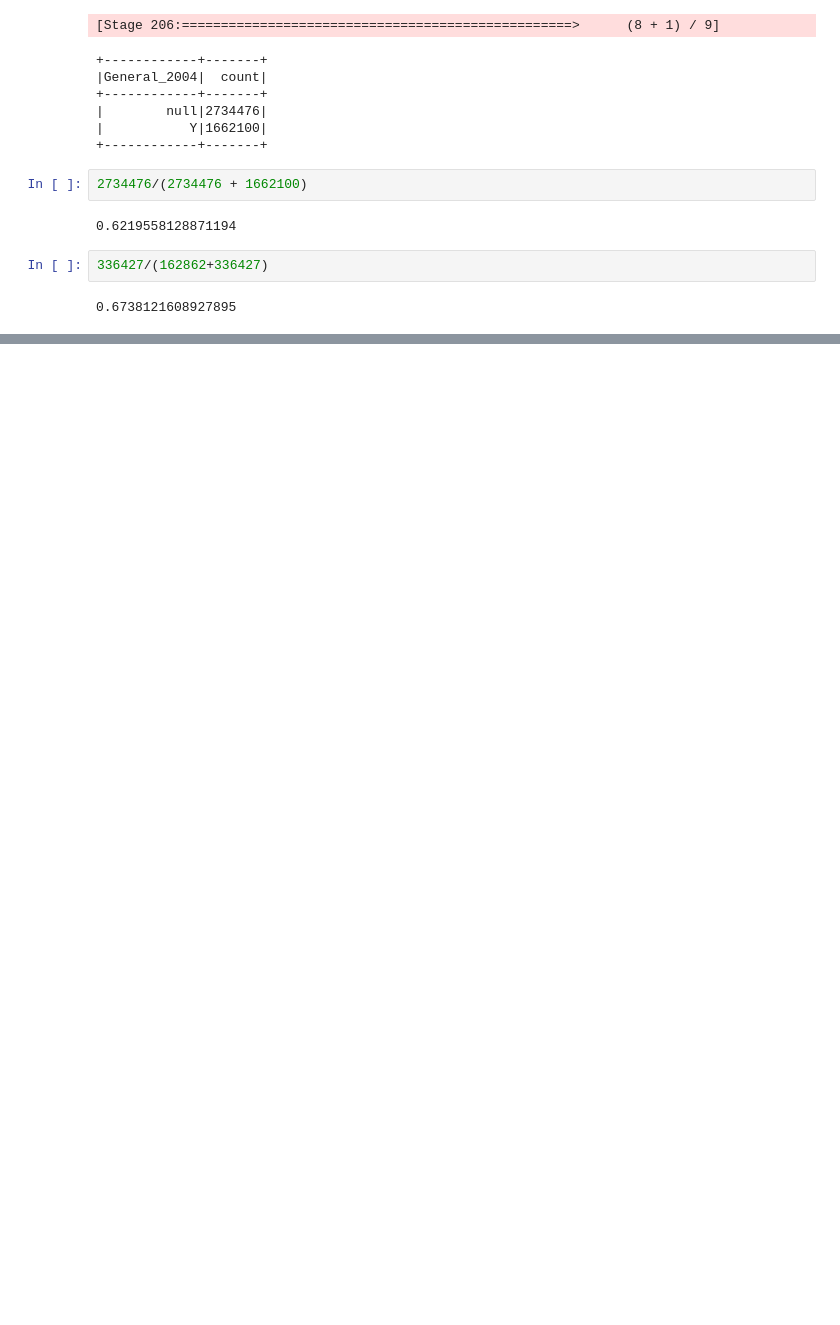
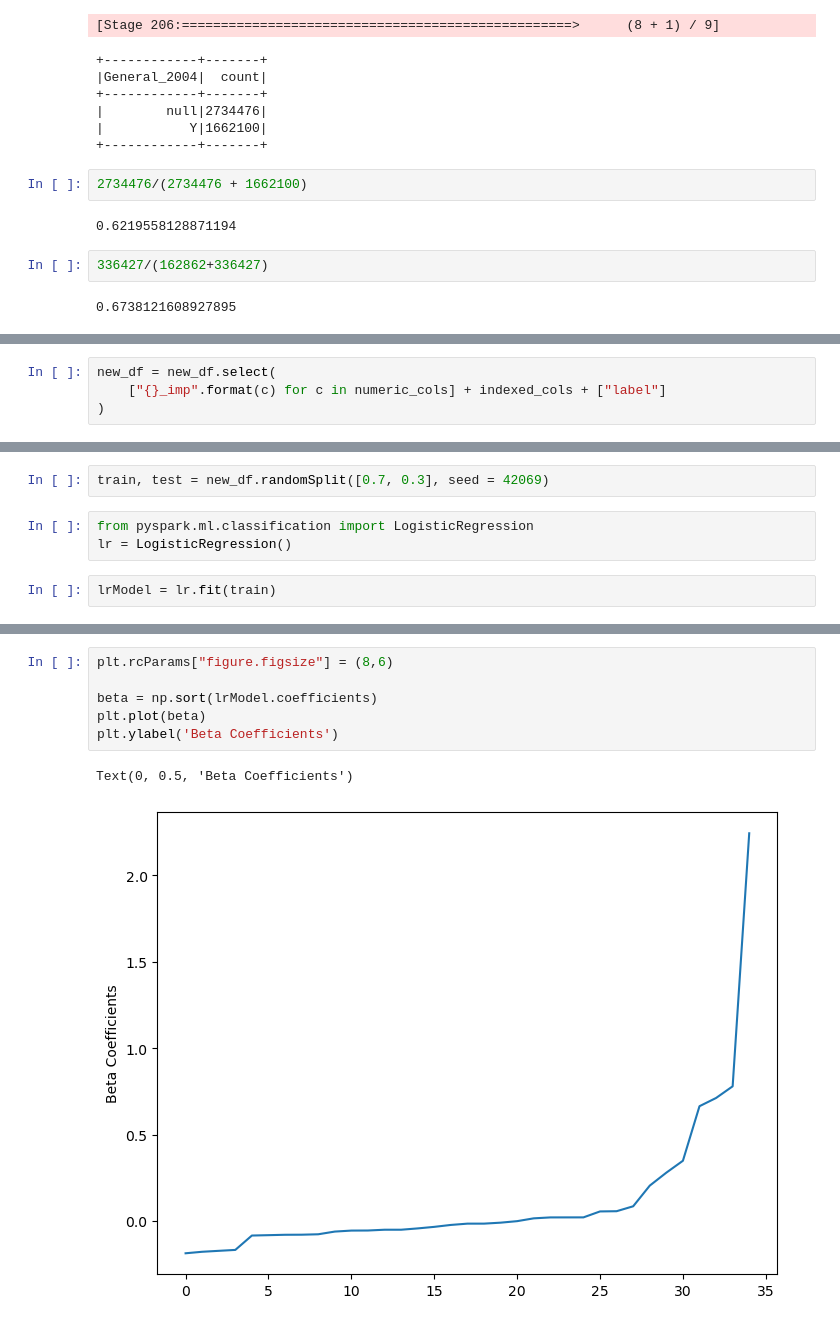
Before and after one commit to Big-Data-Analytics-235/voter-project, a Jupyter notebook: getting nonvoter ID data.ipynb, the cells around one changed output, grey strips where cells are left out. Cells and saved outputs as stored; diff of their text form; blank space fills up the shorter version.

```diff
--- a/getting nonvoter ID data.ipynb
+++ b/getting nonvoter ID data.ipynb
@@ -421,0 +400,4 @@ indi.groupBy("General_2004").count().show()
+# %%
+new_df = new_df.select(
+    ["{}_imp".format(c) for c in numeric_cols] + indexed_cols + ["label"]
+)
@@ -421,0 +429,7 @@ indi.groupBy("General_2004").count().show()
+# %%
+train, test = new_df.randomSplit([0.7, 0.3], seed = 42069)
+# %%
+from pyspark.ml.classification import LogisticRegression
+lr = LogisticRegression()
+# %%
+lrModel = lr.fit(train)
@@ -421,0 +450,9 @@ indi.groupBy("General_2004").count().show()
+# %%
+plt.rcParams["figure.figsize"] = (8,6)
+
+beta = np.sort(lrModel.coefficients)
+plt.plot(beta)
+plt.ylabel('Beta Coefficients')
+# %% [output]
+Text(0, 0.5, 'Beta Coefficients')
+[figure, added]
```
Also changed, not shown: parts of 15 cells of this notebook.
